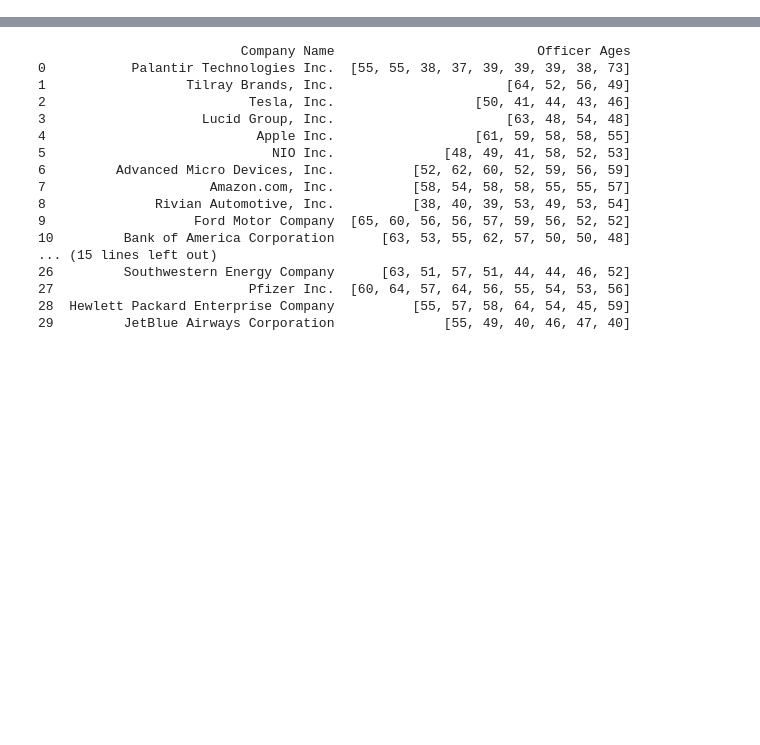
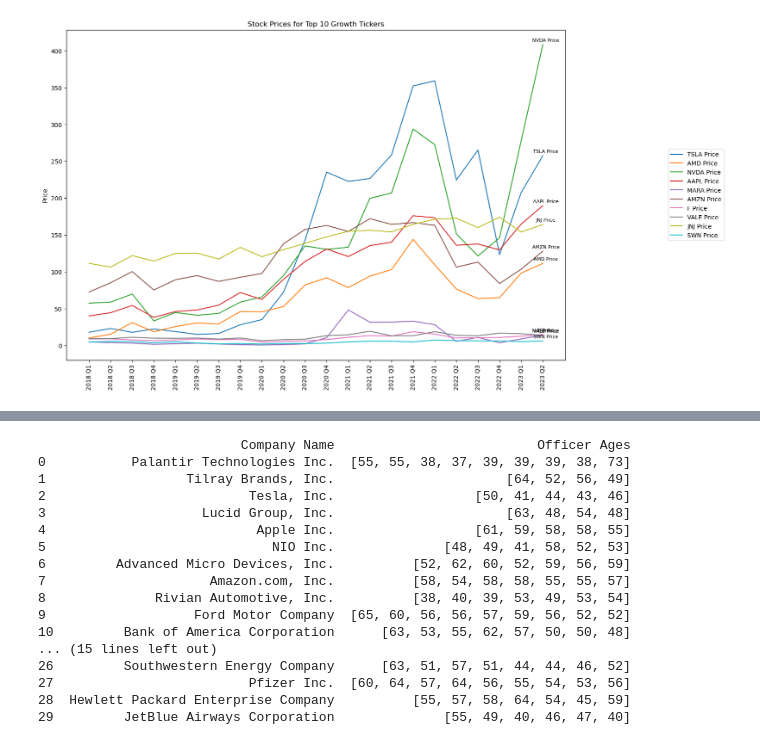
Before and after one commit to ReiannaLiu/project_1, a Jupyter notebook: 23.ipynb, the cells around one changed output, grey strips where cells are left out. Saved outputs shown, nothing was run; the diff lists cells and outputs as text; code cells hidden in the pictures; blank space fills up the shorter version.

Commit message:
top 10 growth stock

```diff
--- a/23.ipynb
+++ b/23.ipynb
@@ -42 +85,48 @@ top_30_stock_asending.to_csv('top_30_stock_asending.csv', index=False)
+# %%
+# Read the data
+df = pd.read_csv('top_30_stock_asending.csv')
+
+# Compute growth rate for each ticker
+growth = {}
+for ticker in df.columns:
+    initial_price = df[ticker].iloc[0]
+    final_price = df[ticker].iloc[-1]
+    growth_rate = (final_price - initial_price) / initial_price
+    if growth_rate > 0:  # Only consider positive growth rates
+        growth[ticker] = growth_rate
+
+# Sort tickers by growth rate and get top 10
+top_10_tickers = sorted(growth, key=growth.get, reverse=True)[:10]
+
+# Set figure size
+plt.figure(figsize=(15, 10))
+
+# Plot only the top 10 tickers
+for ticker in top_10_tickers:
+    plt.plot(df[ticker], label=ticker)
+
+    # Annotate the last point with a smaller font size
+    y_last = df[ticker].iloc[-1]  # Gets the y-coordinate of the last point
+    plt.annotate(ticker, (len(df)-1, y_last), textcoords="offset points", xytext=(5,5), ha='center', fontsize=8)
+
+# Define the quarters
+quarters = [
+    '2018 Q1', '2018 Q2', '2018 Q3', '2018 Q4', '2019 Q1', '2019 Q2',
+    '2019 Q3', '2019 Q4', '2020 Q1', '2020 Q2', '2020 Q3', '2020 Q4',
+    '2021 Q1', '2021 Q2', '2021 Q3', '2021 Q4', '2022 Q1', '2022 Q2',
+    '2022 Q3', '2022 Q4', '2023 Q1', '2023 Q2'
+]
+
+# Set x-ticks and x-labels
+plt.xticks(range(len(quarters)), quarters, rotation=90)
+
+# Add labels, title, and legend
+plt.ylabel('Price')
+plt.title('Stock Prices for Top 10 Growth Tickers')
+plt.legend(loc='center left', bbox_to_anchor=(1.2, 0.5))
+
+# Display the plot
+plt.show()
+# %% [output]
+[figure, added]
 # %%
```
Also changed, not shown: parts of 2 cells of this notebook, 5 other files.
